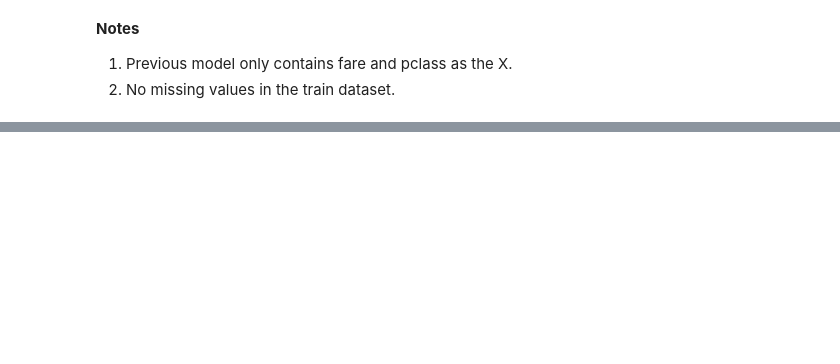
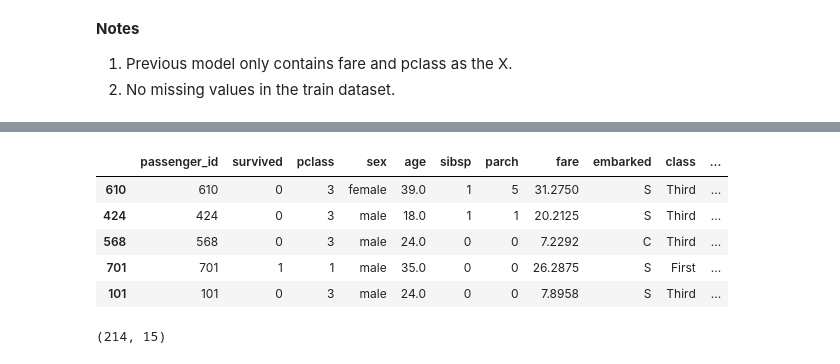
Before and after one commit to Yongliang-Shi/classification-exercises, a Jupyter notebook: model.ipynb, the cells around one changed output, grey strips where cells are left out. Saved outputs shown, nothing was run; the diff lists cells and outputs as text; code cells hidden in the pictures; blank space fills up the shorter version.

```diff
--- a/model.ipynb
+++ b/model.ipynb
@@ -234,0 +417,15 @@ weighted avg       0.71      0.72      0.70       497
+# %%
+sex_dummy = pd.get_dummies(validate.sex, drop_first=True)
+validate = pd.concat([validate, sex_dummy], axis=1)
+validate.head()
+# %% [output]
+|  | passenger_id | survived | pclass | sex | age | sibsp | parch | fare | embarked | class | ... |
+| 610 | 610 | 0 | 3 | female | 39.0 | 1 | 5 | 31.2750 | S | Third | ... |
+| 424 | 424 | 0 | 3 | male | 18.0 | 1 | 1 | 20.2125 | S | Third | ... |
+| 568 | 568 | 0 | 3 | male | 24.0 | 0 | 0 | 7.2292 | C | Third | ... |
+| 701 | 701 | 1 | 1 | male | 35.0 | 0 | 0 | 26.2875 | S | First | ... |
+| 101 | 101 | 0 | 3 | male | 24.0 | 0 | 0 | 7.8958 | S | Third | ... |
+# %%
+validate.shape
+# %% [output]
+(214, 15)
```
Also changed, not shown: parts of 31 cells of this notebook.
